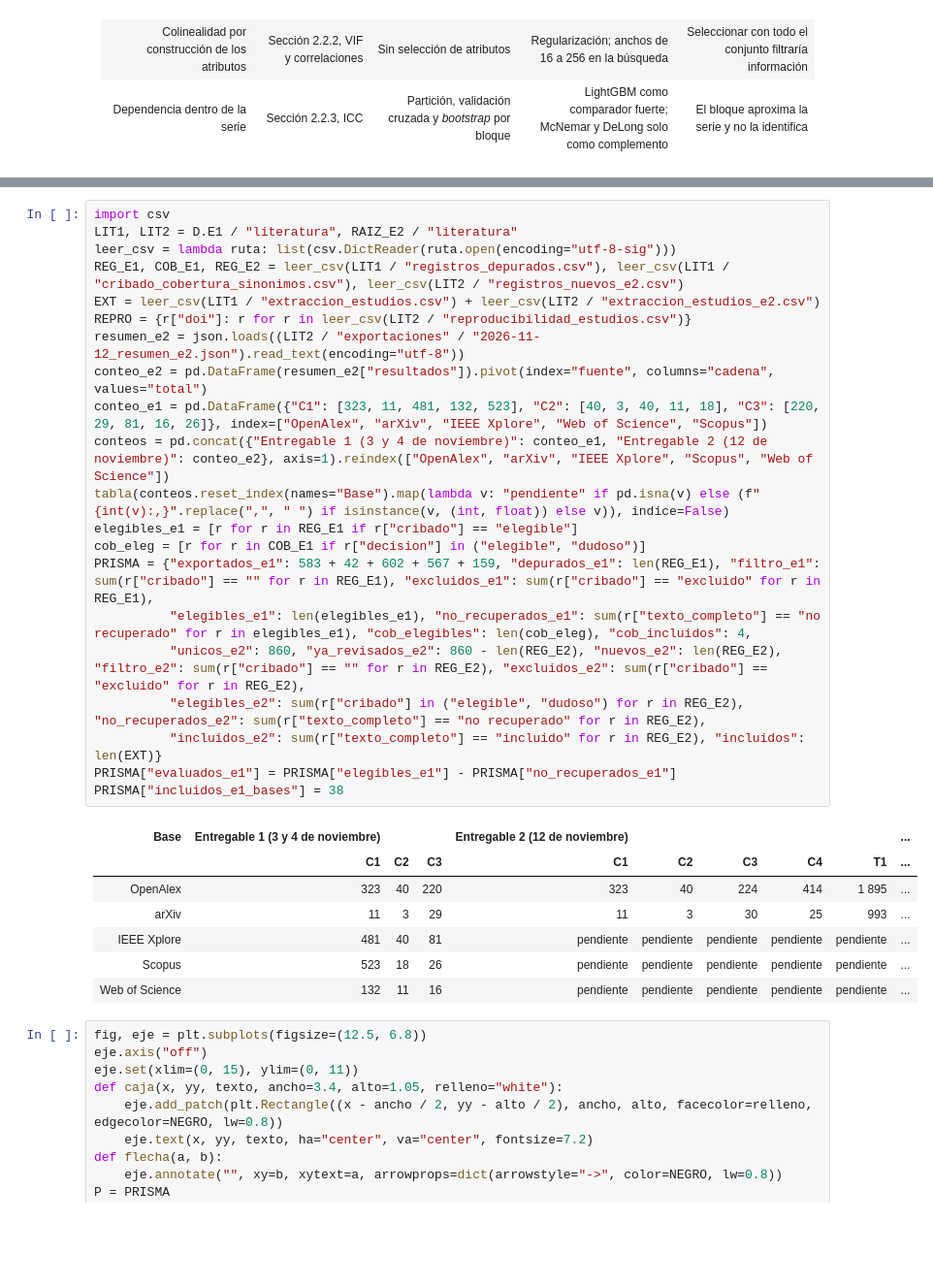
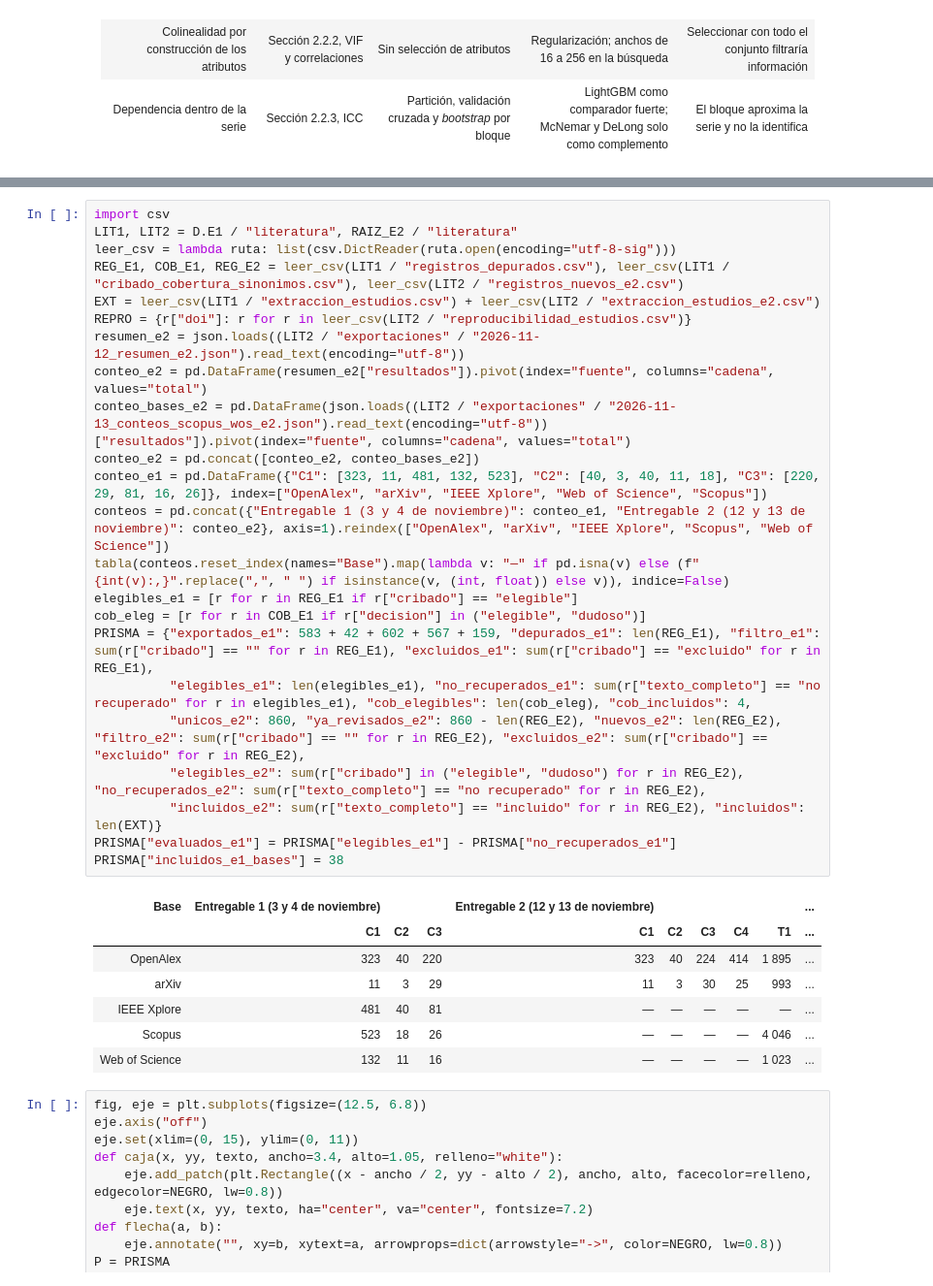
Before and after one commit to DTL-DA/proyecto-uavids-2025, a Jupyter notebook: Entregable 2 - UAVIDS-2025.ipynb, the cells around one changed output, grey strips where cells are left out. Shown at 97% size. Cells and saved outputs as stored; diff of their text form; blank space fills up the shorter version.

```diff
--- a/Entregable 2 - UAVIDS-2025.ipynb
+++ b/Entregable 2 - UAVIDS-2025.ipynb
@@ -942,32 +942,34 @@ En esta sección se extiende la revisión del Entregable 1, que identificó los
 # %%
 import csv
 LIT1, LIT2 = D.E1 / "literatura", RAIZ_E2 / "literatura"
 leer_csv = lambda ruta: list(csv.DictReader(ruta.open(encoding="utf-8-sig")))
 REG_E1, COB_E1, REG_E2 = leer_csv(LIT1 / "registros_depurados.csv"), leer_csv(LIT1 / "cribado_cobertura_sinonimos.csv"), leer_csv(LIT2 / "registros_nuevos_e2.csv")
 EXT = leer_csv(LIT1 / "extraccion_estudios.csv") + leer_csv(LIT2 / "extraccion_estudios_e2.csv")
 REPRO = {r["doi"]: r for r in leer_csv(LIT2 / "reproducibilidad_estudios.csv")}
 resumen_e2 = json.loads((LIT2 / "exportaciones" / "2026-11-12_resumen_e2.json").read_text(encoding="utf-8"))
 conteo_e2 = pd.DataFrame(resumen_e2["resultados"]).pivot(index="fuente", columns="cadena", values="total")
+conteo_bases_e2 = pd.DataFrame(json.loads((LIT2 / "exportaciones" / "2026-11-13_conteos_scopus_wos_e2.json").read_text(encoding="utf-8"))["resultados"]).pivot(index="fuente", columns="cadena", values="total")
+conteo_e2 = pd.concat([conteo_e2, conteo_bases_e2])
 conteo_e1 = pd.DataFrame({"C1": [323, 11, 481, 132, 523], "C2": [40, 3, 40, 11, 18], "C3": [220, 29, 81, 16, 26]}, index=["OpenAlex", "arXiv", "IEEE Xplore", "Web of Science", "Scopus"])
-conteos = pd.concat({"Entregable 1 (3 y 4 de noviembre)": conteo_e1, "Entregable 2 (12 de noviembre)": conteo_e2}, axis=1).reindex(["OpenAlex", "arXiv", "IEEE Xplore", "Scopus", "Web of Science"])
-tabla(conteos.reset_index(names="Base").map(lambda v: "pendiente" if pd.isna(v) else (f"{int(v):,}".replace(",", " ") if isinstance(v, (int, float)) else v)), indice=False)
+conteos = pd.concat({"Entregable 1 (3 y 4 de noviembre)": conteo_e1, "Entregable 2 (12 y 13 de noviembre)": conteo_e2}, axis=1).reindex(["OpenAlex", "arXiv", "IEEE Xplore", "Scopus", "Web of Science"])
+tabla(conteos.reset_index(names="Base").map(lambda v: "—" if pd.isna(v) else (f"{int(v):,}".replace(",", " ") if isinstance(v, (int, float)) else v)), indice=False)
 elegibles_e1 = [r for r in REG_E1 if r["cribado"] == "elegible"]
 cob_eleg = [r for r in COB_E1 if r["decision"] in ("elegible", "dudoso")]
 PRISMA = {"exportados_e1": 583 + 42 + 602 + 567 + 159, "depurados_e1": len(REG_E1), "filtro_e1": sum(r["cribado"] == "" for r in REG_E1), "excluidos_e1": sum(r["cribado"] == "excluido" for r in REG_E1),
           "elegibles_e1": len(elegibles_e1), "no_recuperados_e1": sum(r["texto_completo"] == "no recuperado" for r in elegibles_e1), "cob_elegibles": len(cob_eleg), "cob_incluidos": 4,
           "unicos_e2": 860, "ya_revisados_e2": 860 - len(REG_E2), "nuevos_e2": len(REG_E2), "filtro_e2": sum(r["cribado"] == "" for r in REG_E2), "excluidos_e2": sum(r["cribado"] == "excluido" for r in REG_E2),
           "elegibles_e2": sum(r["cribado"] in ("elegible", "dudoso") for r in REG_E2), "no_recuperados_e2": sum(r["texto_completo"] == "no recuperado" for r in REG_E2),
           "incluidos_e2": sum(r["texto_completo"] == "incluido" for r in REG_E2), "incluidos": len(EXT)}
 PRISMA["evaluados_e1"] = PRISMA["elegibles_e1"] - PRISMA["no_recuperados_e1"]
 PRISMA["incluidos_e1_bases"] = 38
 # %% [output]
-| Base | Entregable 1 (3 y 4 de noviembre) |  |  | Entregable 2 (12 de noviembre) |  |  |  |  | ... |
+| Base | Entregable 1 (3 y 4 de noviembre) |  |  | Entregable 2 (12 y 13 de noviembre) |  |  |  |  | ... |
 |  | C1 | C2 | C3 | C1 | C2 | C3 | C4 | T1 | ... |
 | OpenAlex | 323 | 40 | 220 | 323 | 40 | 224 | 414 | 1 895 | ... |
 | arXiv | 11 | 3 | 29 | 11 | 3 | 30 | 25 | 993 | ... |
-| IEEE Xplore | 481 | 40 | 81 | pendiente | pendiente | pendiente | pendiente | pendiente | ... |
-| Scopus | 523 | 18 | 26 | pendiente | pendiente | pendiente | pendiente | pendiente | ... |
-| Web of Science | 132 | 11 | 16 | pendiente | pendiente | pendiente | pendiente | pendiente | ... |
+| IEEE Xplore | 481 | 40 | 81 | — | — | — | — | — | ... |
+| Scopus | 523 | 18 | 26 | — | — | — | — | 4 046 | ... |
+| Web of Science | 132 | 11 | 16 | — | — | — | — | 1 023 | ... |
 # %%
 fig, eje = plt.subplots(figsize=(12.5, 6.8))
 eje.axis("off")
```
Also changed, not shown: parts of 3 cells of this notebook, 21 other files.
